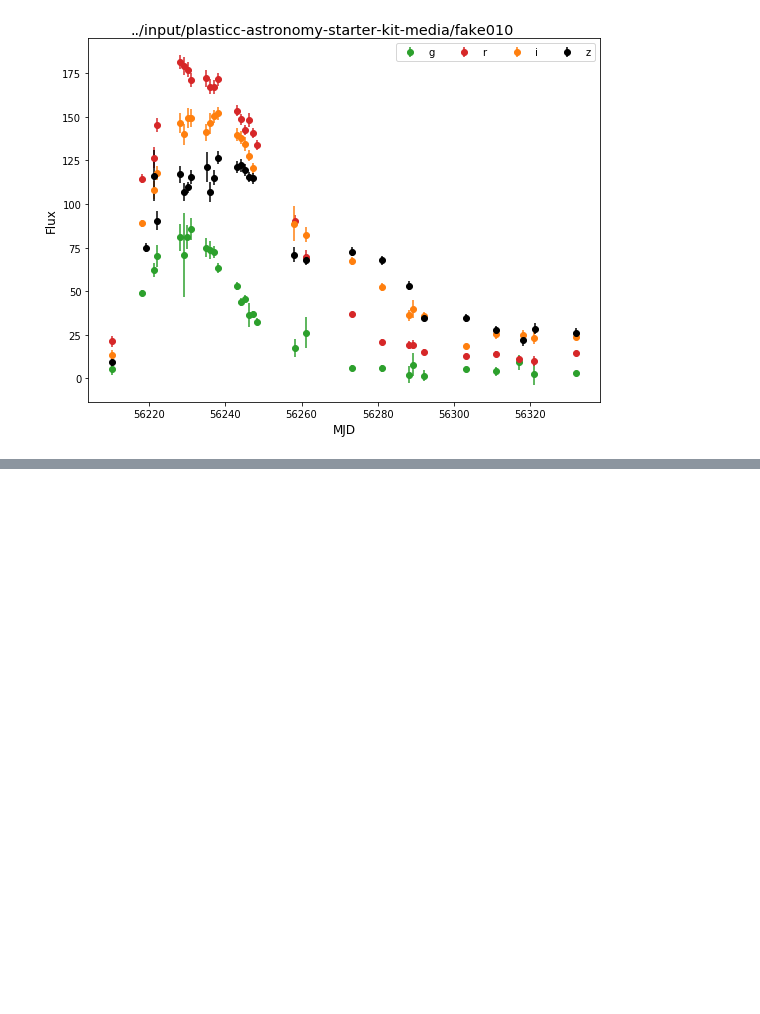
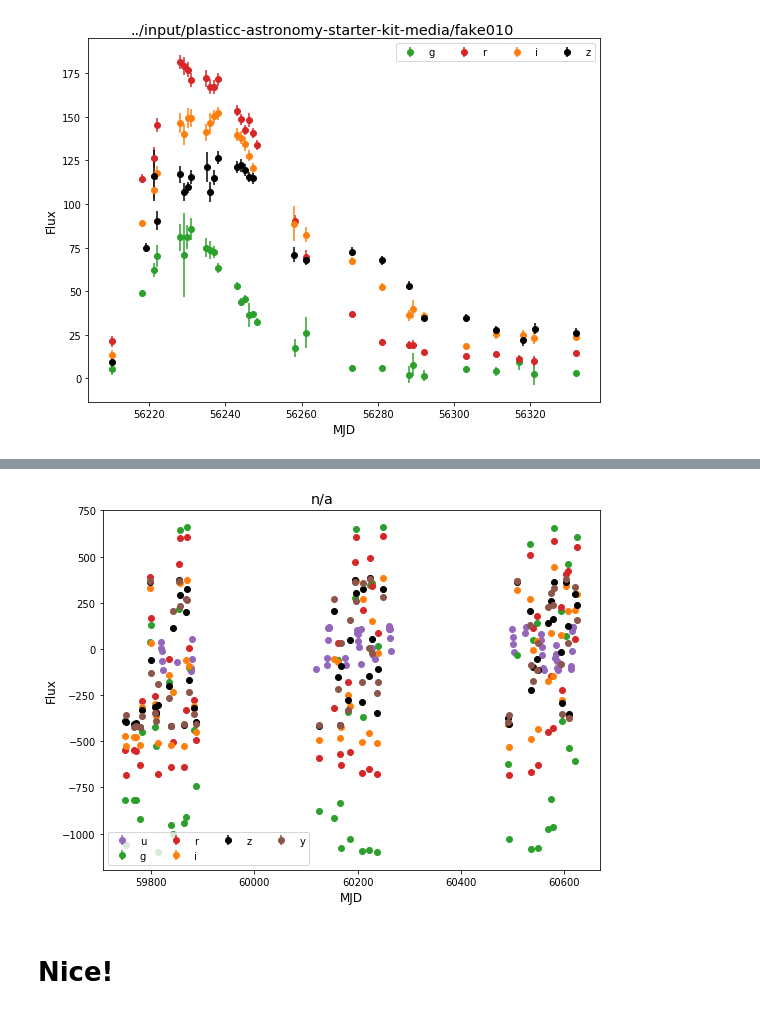
Before and after one commit to cwinsor/kaggle_plasticc, a Jupyter notebook: project/NB4_kaggle_plasticc_btrotta.ipynb, the cells around one changed output, grey strips where cells are left out. Cells and saved outputs as stored; diff of their text form; code cells hidden in the pictures; blank space fills up the shorter version.

Commit message:
continue investigating dataset (and pandas dataframe indexing) start plotting light curves

```diff
--- a/project/NB4_kaggle_plasticc_btrotta.ipynb
+++ b/project/NB4_kaggle_plasticc_btrotta.ipynb
@@ -505,0 +738,9 @@ C:\Users\Administrator\Documents\code_kaggle_plasticc\kaggle_plasticc\project
+# %%
+criteria = train["object_id"] == 615
+result = train[criteria]
+myLightCurve =  MyLightCurve(result)
+myLightCurve.plot_multicolor_lc()
+# %% [output]
+[figure, added]
+# %% [markdown]
+# Nice!
```
Also changed, not shown: parts of 21 cells of this notebook.
